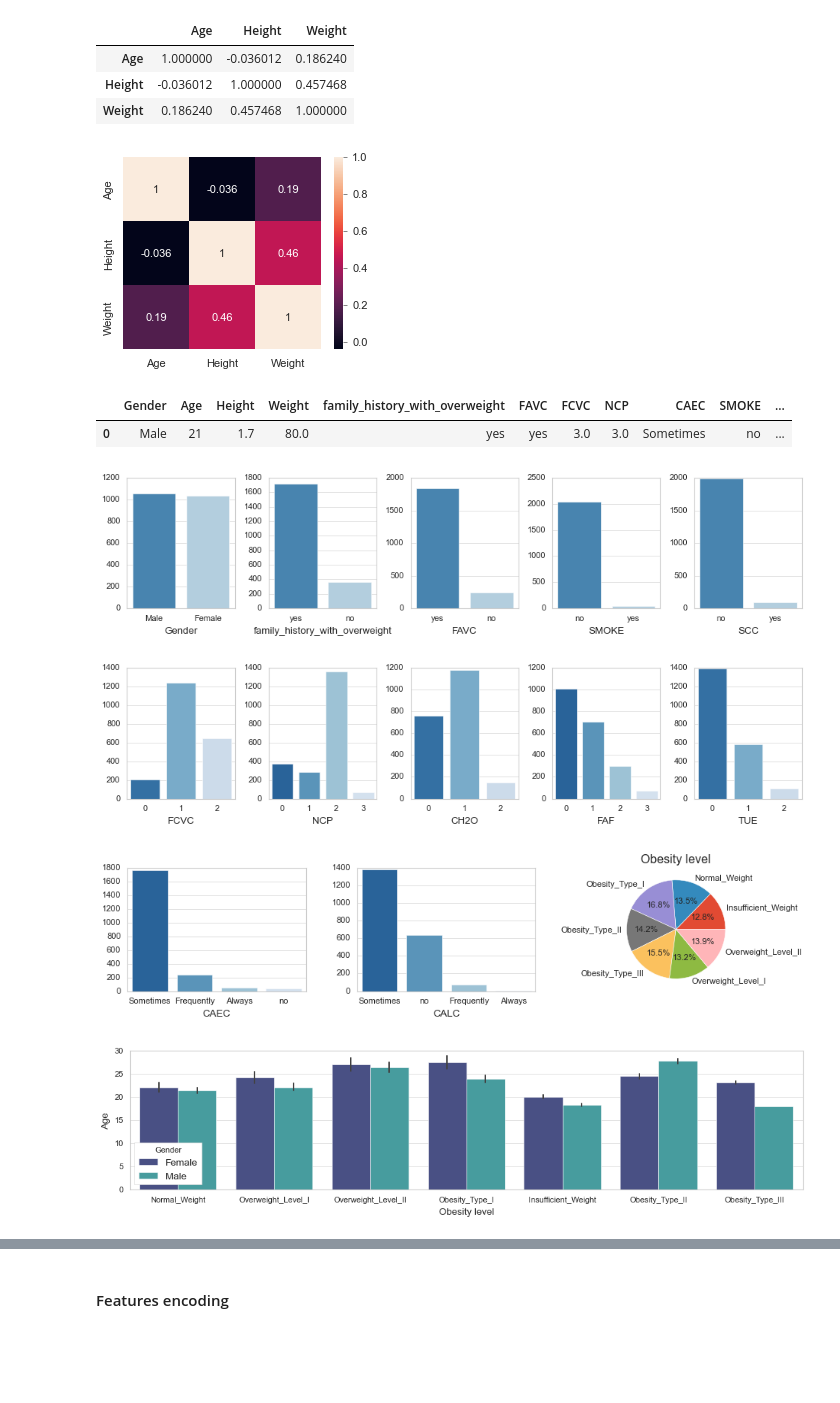
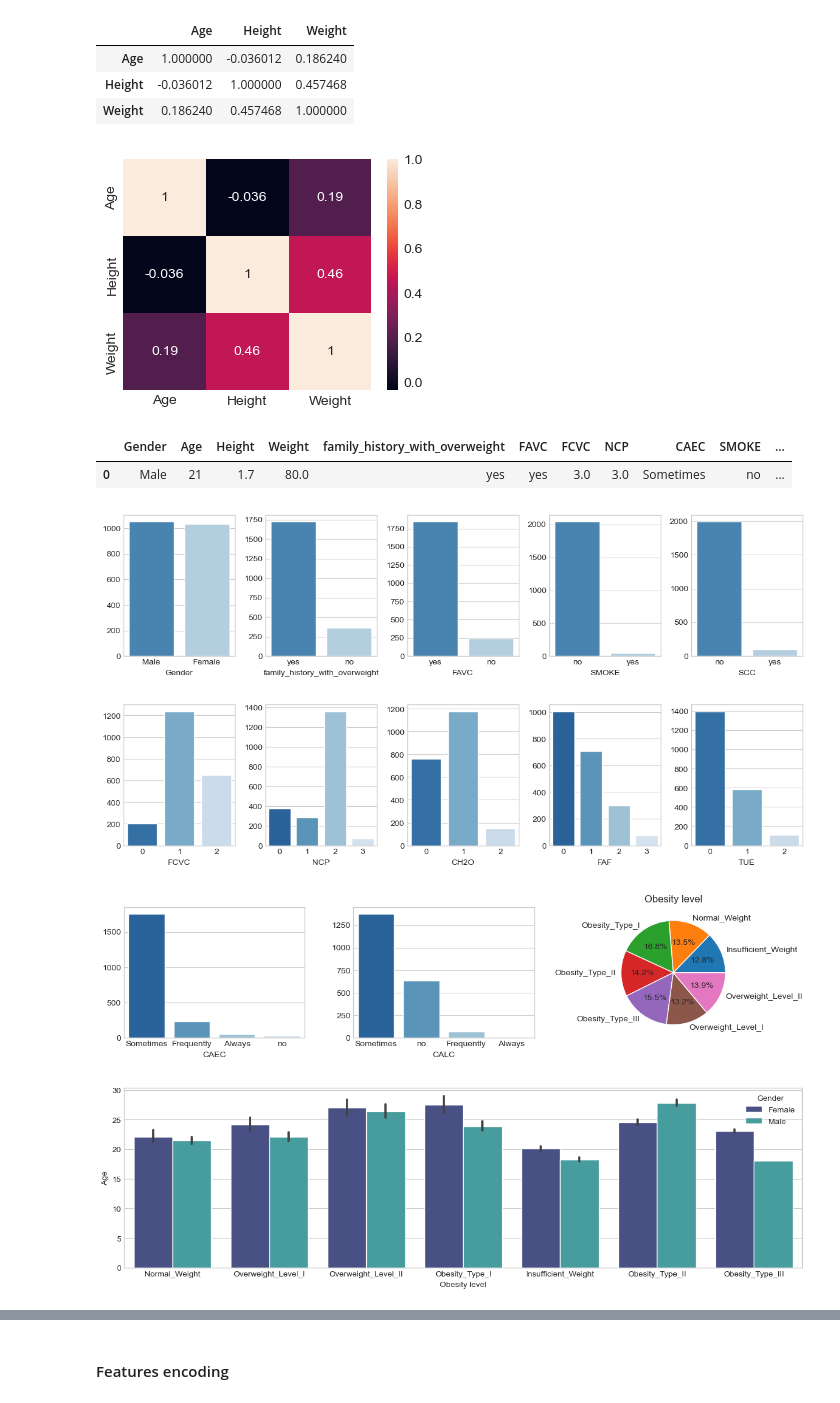
Before and after one commit to ivanica9598/ML_Classification, a Jupyter notebook: Projekat1.ipynb, the cells around one changed output, grey strips where cells are left out. Cells and saved outputs as stored; diff of their text form; code cells hidden in the pictures; blank space fills up the shorter version.

Commit message:
update plot style

```diff
--- a/Projekat1.ipynb
+++ b/Projekat1.ipynb
@@ -8,14 +6,18 @@
 import pandas as pd
 import matplotlib.pyplot as plt
 import seaborn as sns
+import warnings
+
+warnings.filterwarnings('ignore')
+sns.set_style('whitegrid')
+plt.style.use('seaborn-v0_8-whitegrid')
+
 from sklearn.preprocessing import OrdinalEncoder, OneHotEncoder
 from sklearn.compose import make_column_transformer
-import warnings
 from sklearn.model_selection import train_test_split
 from sklearn.preprocessing import MinMaxScaler, StandardScaler
+from sklearn.neighbors import KNeighborsClassifier
 from sklearn import tree
-from sklearn.neighbors import KNeighborsClassifier
-from sklearn.tree import DecisionTreeClassifier
 from sklearn.naive_bayes import GaussianNB
 from sklearn.ensemble import RandomForestClassifier
 from sklearn.ensemble import GradientBoostingClassifier
@@ -25,10 +27,6 @@ from sklearn.metrics import accuracy_score, precision_score, recall_score, f1_sc
 from sklearn.metrics import ConfusionMatrixDisplay
 from sklearn.model_selection import cross_val_score, cross_validate
 from sklearn.metrics import make_scorer
-
-warnings.filterwarnings('ignore')
-plt.style.use('ggplot')
-sns.set_style('whitegrid')
 # %% [markdown]
 #### Dataset
 # %%
@@ -181,7 +179,7 @@ plt.figure(figsize=(4,3))
 sns.heatmap(data[numerical_features].corr(), annot = True)
 plt.show()
 # %% [output]
-[figure, old version]
+[figure, new version]
 # %%
 data.mode()
 # %% [output]
@@ -197,7 +195,7 @@ for i, feature in enumerate(binary_features):
 
 plt.tight_layout()
 # %% [output]
-[figure, old version]
+[figure, new version]
 # %%
 plt.figure(figsize=(12, 3))
 
@@ -214,7 +212,7 @@ for i, feature in enumerate(already_encoded_ordinal_features):
 
 plt.tight_layout()
 # %% [output]
-[figure, old version]
+[figure, new version]
 # %%
 plt.figure(figsize=(12, 3))
 
@@ -229,15 +227,15 @@ data.groupby("NObeyesdad").size().plot(kind='pie', autopct='%1.1f%%')
 
 plt.tight_layout()
 # %% [output]
-[figure, old version]
+[figure, new version]
 # %%
-fig = plt.figure(figsize = (15, 3))
+fig = plt.figure(figsize = (15, 4))
 sns.barplot(x="NObeyesdad", y="Age", hue="Gender", data=data, palette="mako")
 plt.xlabel("Obesity level")
 plt.ylabel("Age")
 plt.show()
 # %% [output]
-[figure, old version]
+[figure, new version]
 # %%
 fig = plt.figure(figsize = (15, 4))
 plt.subplot(1, 2, 1)
```
Also changed, not shown: parts of 17 cells of this notebook, 1 other file.
